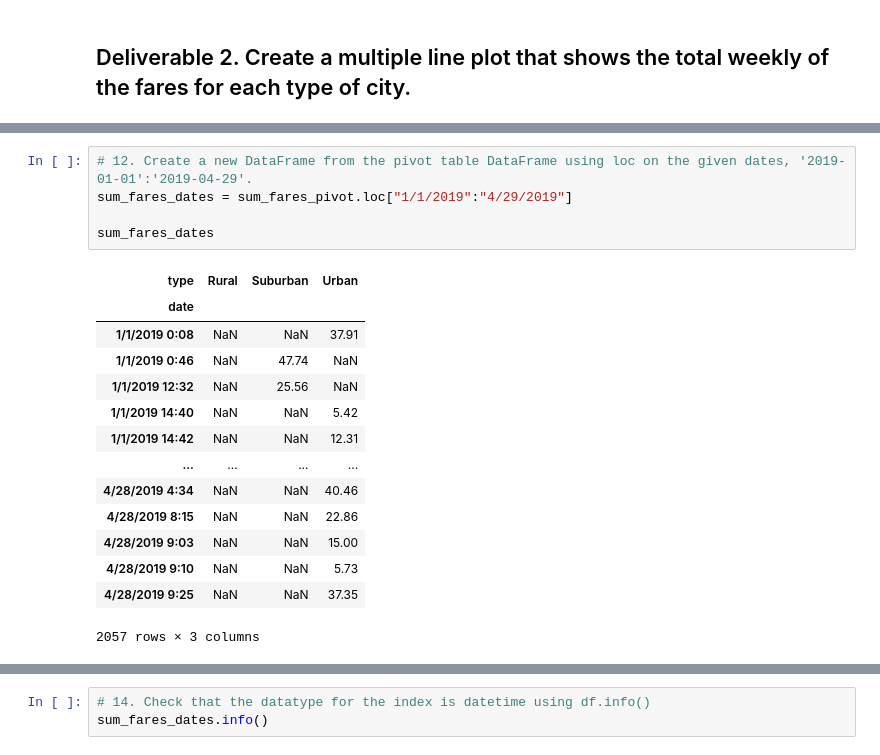
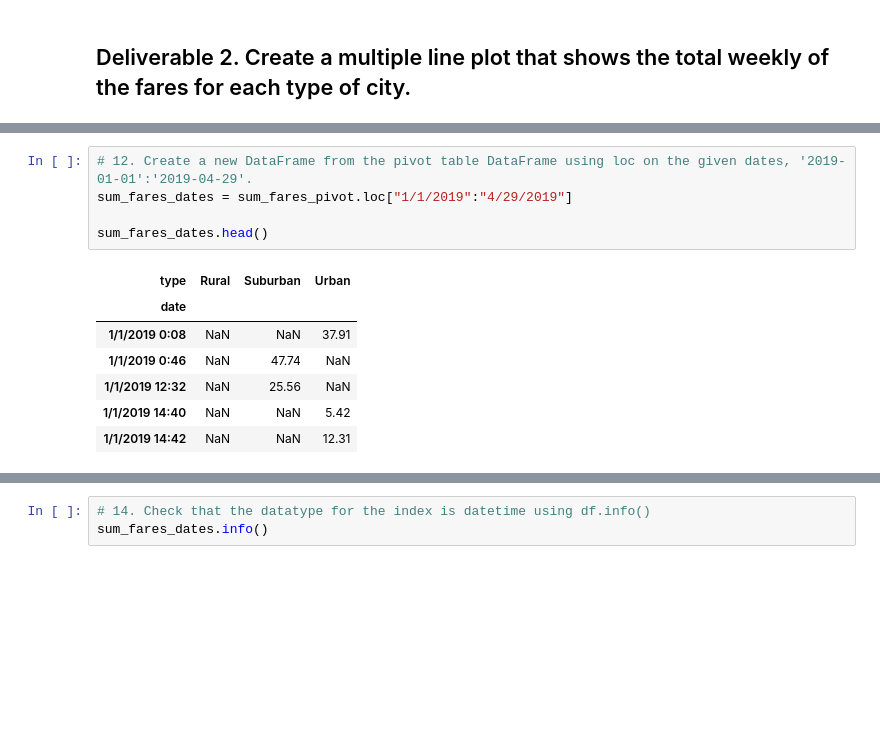
Before and after one commit to AnnieShaffer/PyBer_Analysis, a Jupyter notebook: PyBer_Challenge.ipynb, the cells around one changed output, grey strips where cells are left out. Saved outputs shown, nothing was run; the diff lists cells and outputs as text; blank space fills up the shorter version.

```diff
--- a/PyBer_Challenge.ipynb
+++ b/PyBer_Challenge.ipynb
@@ -147,23 +126,16 @@ sum_fares_pivot
 # %%
 # 12. Create a new DataFrame from the pivot table DataFrame using loc on the given dates, '2019-01-01':'2019-04-29'.
 sum_fares_dates = sum_fares_pivot.loc["1/1/2019":"4/29/2019"]
 
-sum_fares_dates
+sum_fares_dates.head()
 # %% [output]
 | type | Rural | Suburban | Urban |
 | date |  |  |  |
 | 1/1/2019 0:08 | NaN | NaN | 37.91 |
 | 1/1/2019 0:46 | NaN | 47.74 | NaN |
 | 1/1/2019 12:32 | NaN | 25.56 | NaN |
 | 1/1/2019 14:40 | NaN | NaN | 5.42 |
 | 1/1/2019 14:42 | NaN | NaN | 12.31 |
-| ... | ... | ... | ... |
-| 4/28/2019 4:34 | NaN | NaN | 40.46 |
-| 4/28/2019 8:15 | NaN | NaN | 22.86 |
-| 4/28/2019 9:03 | NaN | NaN | 15.00 |
-| 4/28/2019 9:10 | NaN | NaN | 5.73 |
-| 4/28/2019 9:25 | NaN | NaN | 37.35 |
-2057 rows × 3 columns
 # %%
 # 13. Set the "date" index to datetime datatype. This is necessary to use the resample() method in Step 8.
 # df.index = pd.to_datetime(df.index)
```
Also changed, not shown: parts of 5 cells of this notebook.
